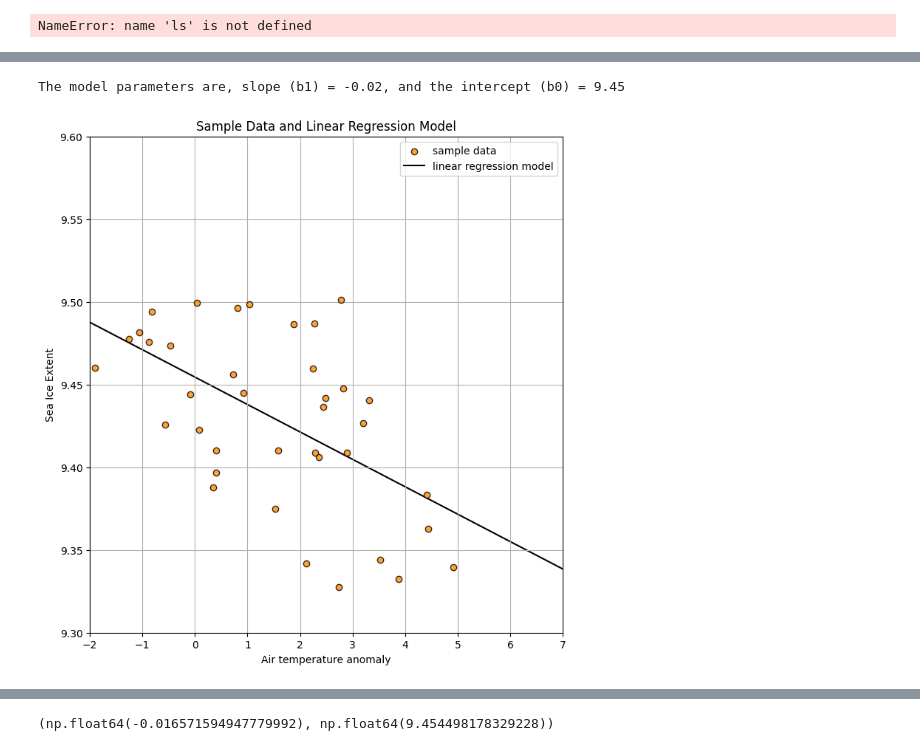
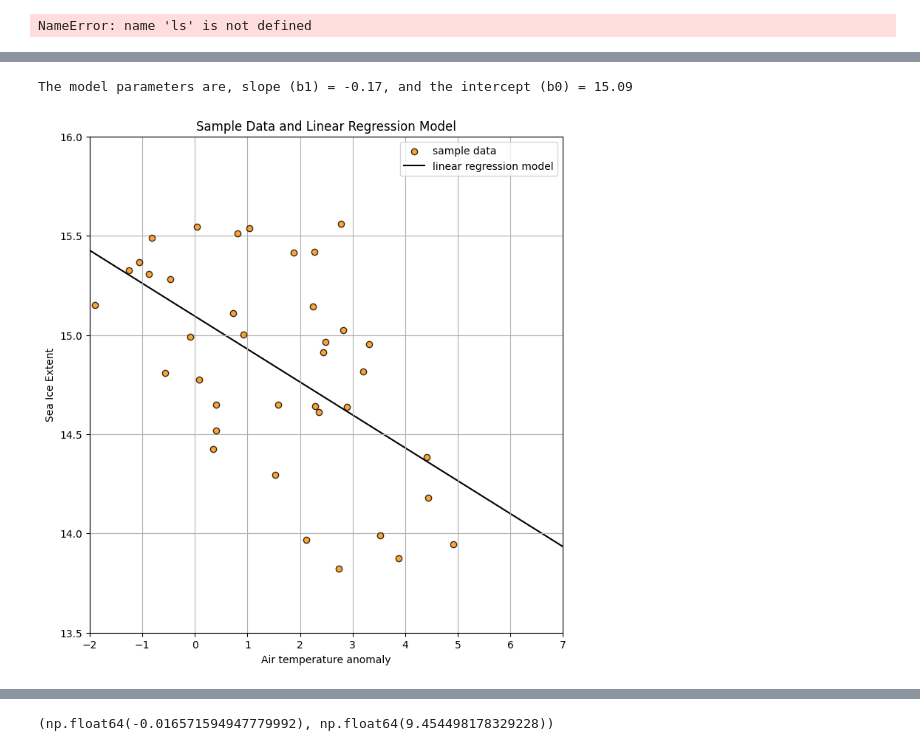
Before and after one commit to milicak/Data_Analysis_Course, a Jupyter notebook: Linear_Regression.ipynb, the cells around one changed output, grey strips where cells are left out. Cells and saved outputs as stored; diff of their text form; code cells hidden in the pictures.

```diff
--- a/Linear_Regression.ipynb
+++ b/Linear_Regression.ipynb
@@ -109,6 +94,7 @@ sample_data/                                sibt_areas_v2.csv
 # %%
 ds = xr.open_dataset('G10010_sibt1850_v2.0.nc')
-aice = ds.seaice_conc*ds.Gridcell_Area
+ds = ds.sel(time=slice('1980-01-01','2017-12-31'))
+aice = ds.seaice_conc.where(ds.seaice_conc!=120)/100
+aice = aice*ds.Gridcell_Area
 aice = aice.sum(('longitude','latitude'))
-aice = aice.sel(time=slice('1980-01-01','2017-12-31'))
-aice = aice*1e-9
+aice = aice*1e-6
@@ -155,18 +146,18 @@ Linear Regression Model:
 # %%
 # Visualize the Linear Regression Model
 # Now let's visualize the linear regression model with the data.
-ymin = 9.2; ymax = 9.6
+ymin = 13.5; ymax = 16
 xmin = -2; xmax = 7
 dX = np.linspace(xmin,xmax,100)                              # a 1D array of 100 density values for calculation and plotting
 print('The model parameters are, slope (b1) = ' + str(round(linear.slope,2)) + ', and the intercept (b0) = ' + str(round(linear.intercept,2)))
 plt.scatter(X, y, color = 'darkorange',edgecolor='black',alpha=0.8,label='sample data',zorder=10)
 plt.plot(dX, linear.intercept + linear.slope*dX, 'black', label='linear regression model',zorder=1)
 plt.title('Sample Data and Linear Regression Model'); plt.xlabel('Air temperature anomaly'); plt.ylabel('Sea Ice Extent')
-plt.legend(); plt.grid(); plt.ylim([9.3,9.6]); plt.xlim([xmin,xmax])
+plt.legend(); plt.grid(); plt.ylim([ymin,ymax]); plt.xlim([xmin,xmax])
 plt.subplots_adjust(left=0.0, bottom=0.0, right=1.0, top=1.4, wspace=0.1, hspace=0.2); plt.show()
 # %% [output]
-The model parameters are, slope (b1) = -0.02, and the intercept (b0) = 9.45
+The model parameters are, slope (b1) = -0.17, and the intercept (b0) = 15.09
-[figure, old version]
+[figure, new version]
 # %%
 alpha = 0.05
 tstat = st.t.ppf([alpha/2,1-alpha/2], len(X)-2)            # calculate t-stat for confidence interval
```
Also changed, not shown: parts of 22 cells of this notebook.
